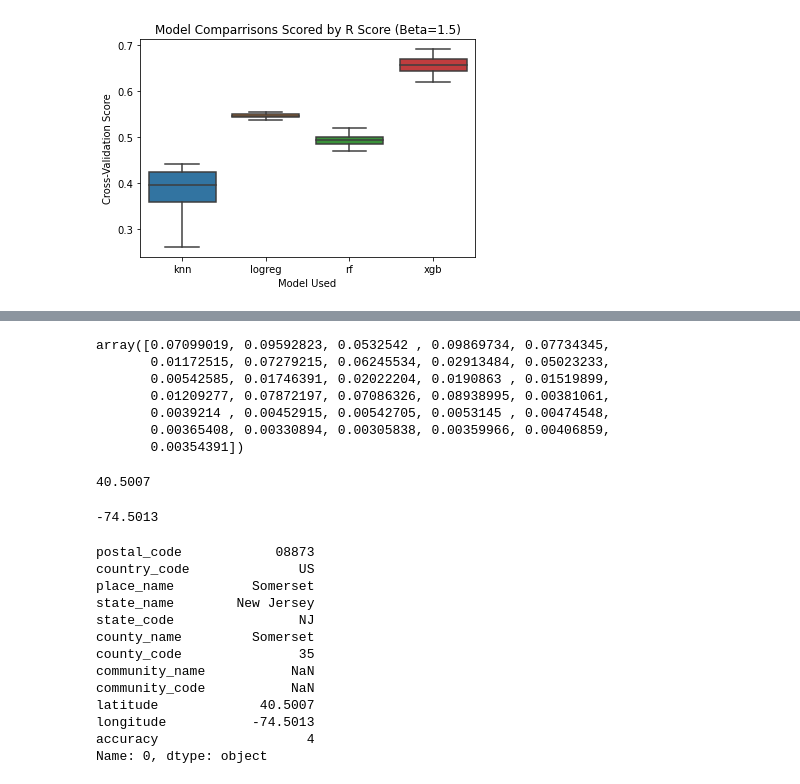
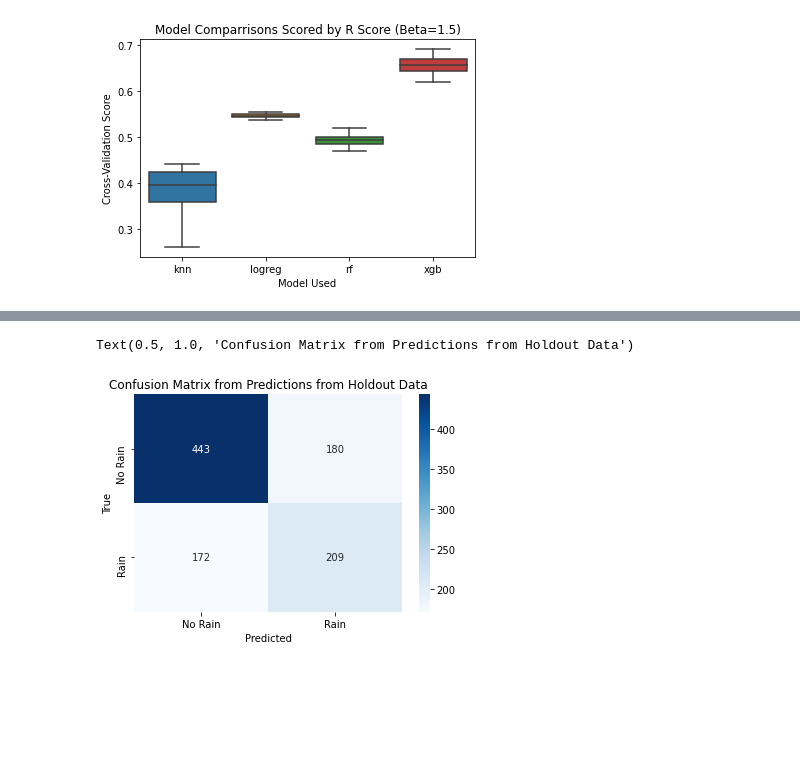
Before and after one commit to aauyeung19/Metis-Project-3, a Jupyter notebook: lib/model_eval.ipynb, the cells around one changed output, grey strips where cells are left out. Drawn from its saved outputs; the diff is of its cells as text; code cells hidden in the pictures; blank space fills up the shorter version.

Commit message:
Cleaned up visualizations

```diff
--- a/lib/model_eval.ipynb
+++ b/lib/model_eval.ipynb
@@ -30,7 +30,7 @@ knn = pickle.load(open(f'../models/Version {v}/knn.pickle', 'rb'))
 logreg = pickle.load(open(f'../models/Version {v}/logreg.pickle', 'rb'))
 rf = pickle.load(open(f'../models/Version {v}/rf.pickle', 'rb'))
 xgb = pickle.load(open(f'../models/Version {v}/xgb.pickle', 'rb'))
-vote = pickle.load(open(f'../models/Version 4/vote.pickle', 'rb'))
+vote = pickle.load(open(f'../models/Version {v}/vote.pickle', 'rb'))
 # baseline = pickle.load(open(f'../models/Version {v}/baseline.pickle', 'rb'))
 test_holdout = pickle.load(open(f'../models/Version {v}/data.pickle', 'rb'))
 # %%
@@ -268,10 +172,0 @@ list(zip(X_test.columns, rf_base.feature_importances_))
-# %%
-baseline['random forest'].feature_importances_
-# %% [output]
-array([0.07099019, 0.09592823, 0.0532542 , 0.09869734, 0.07734345,
-       0.01172515, 0.07279215, 0.06245534, 0.02913484, 0.05023233,
-       0.00542585, 0.01746391, 0.02022204, 0.0190863 , 0.01519899,
-       0.01209277, 0.07872197, 0.07086326, 0.08938995, 0.00381061,
-       0.0039214 , 0.00452915, 0.00542705, 0.0053145 , 0.00474548,
-       0.00365408, 0.00330894, 0.00305838, 0.00359966, 0.00406859,
-       0.00354391])
@@ -284,24 +173,9 @@ lat, lon = df['latitude'], df['longitude']
-# %%
-lat
-# %% [output]
-40.5007
-# %%
-lon
-# %% [output]
--74.5013
-# %%
-df
-# %% [output]
-postal_code            08873
-country_code              US
-place_name          Somerset
-state_name        New Jersey
-state_code                NJ
-county_name         Somerset
-county_code               35
-community_name           NaN
-community_code           NaN
-latitude             40.5007
-longitude           -74.5013
-accuracy                   4
-Name: 0, dtype: object
+# %%
+ticks_ = ['No Rain', 'Rain']
+sns.heatmap(confusion_matrix(y_holdout, vote.predict(X_holdout)), annot=True, fmt='d', cmap='Blues', xticklabels=ticks_, yticklabels=ticks_)
+plt.xlabel('Predicted')
+plt.ylabel('True')
+plt.title('Confusion Matrix from Predictions from Holdout Data')
+# %% [output]
+Text(0.5, 1.0, 'Confusion Matrix from Predictions from Holdout Data')
+[figure, added]
```
Also changed, not shown: parts of 25 cells of this notebook.
